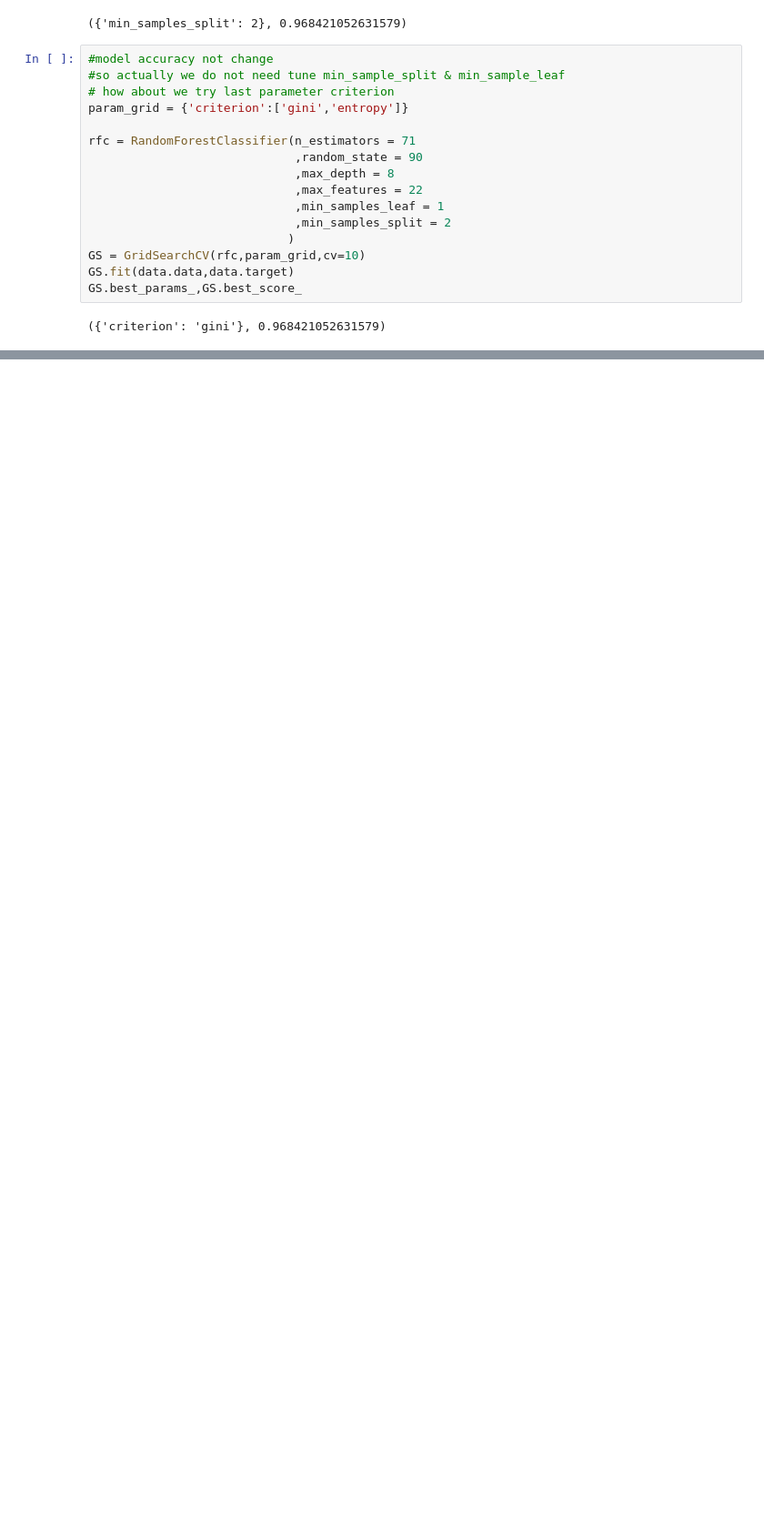
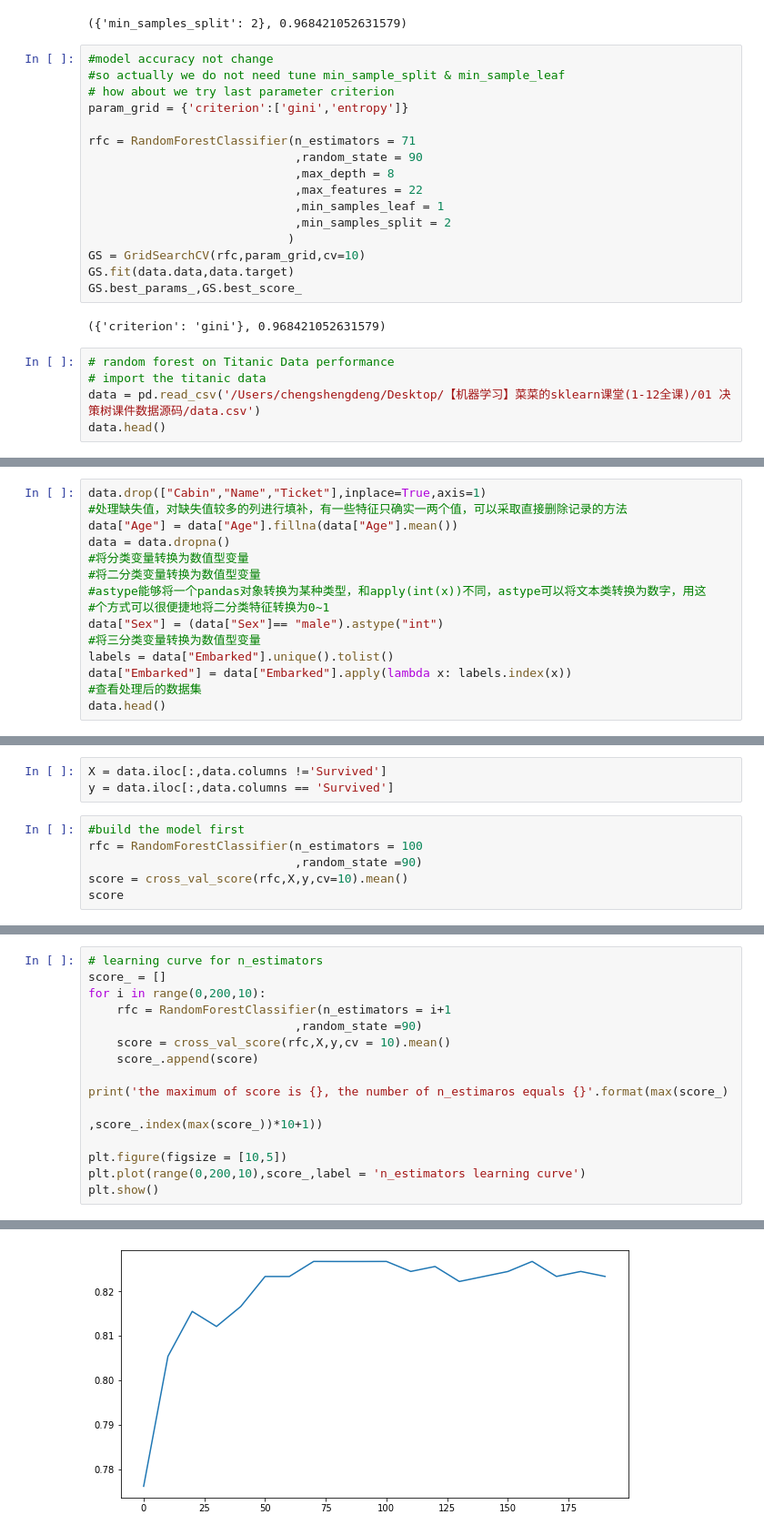
Before and after one commit to DylanDDeng/Machine-Learning-Notes-, a Jupyter notebook: Random Forest/RandomForest.ipynb, the cells around one changed output, grey strips where cells are left out. Shown: that part at 91% size. Cells and saved outputs as stored; diff of their text form; blank space fills up the shorter version.

```diff
--- a/Random Forest/RandomForest.ipynb
+++ b/Random Forest/RandomForest.ipynb
@@ -260,3 +260,8 @@ GS.fit(data.data,data.target)
 GS.best_params_,GS.best_score_
 # %% [output]
 ({'criterion': 'gini'}, 0.968421052631579)
+# %%
+# random forest on Titanic Data performance
+# import the titanic data
+data = pd.read_csv('/Users/chengshengdeng/Desktop/【机器学习】菜菜的sklearn课堂(1-12全课)/01 决策树课件数据源码/data.csv')
+data.head()
@@ -262,0 +275,15 @@ GS.best_params_,GS.best_score_
+# %%
+data.drop(["Cabin","Name","Ticket"],inplace=True,axis=1)
+#处理缺失值，对缺失值较多的列进行填补，有一些特征只确实一两个值，可以采取直接删除记录的方法
+data["Age"] = data["Age"].fillna(data["Age"].mean())
+data = data.dropna()
+#将分类变量转换为数值型变量
+#将二分类变量转换为数值型变量
+#astype能够将一个pandas对象转换为某种类型，和apply(int(x))不同，astype可以将文本类转换为数字，用这
+#个方式可以很便捷地将二分类特征转换为0~1
+data["Sex"] = (data["Sex"]== "male").astype("int")
+#将三分类变量转换为数值型变量
+labels = data["Embarked"].unique().tolist()
+data["Embarked"] = data["Embarked"].apply(lambda x: labels.index(x))
+#查看处理后的数据集
+data.head()
@@ -262,0 +297,9 @@ GS.best_params_,GS.best_score_
+# %%
+X = data.iloc[:,data.columns !='Survived']
+y = data.iloc[:,data.columns == 'Survived']
+# %%
+#build the model first
+rfc = RandomForestClassifier(n_estimators = 100
+                             ,random_state =90)
+score = cross_val_score(rfc,X,y,cv=10).mean()
+score
@@ -262,0 +308,16 @@ GS.best_params_,GS.best_score_
+# %%
+# learning curve for n_estimators
+score_ = []
+for i in range(0,200,10):
+    rfc = RandomForestClassifier(n_estimators = i+1
+                             ,random_state =90)
+    score = cross_val_score(rfc,X,y,cv = 10).mean()
+    score_.append(score)
+
+print('the maximum of score is {}, the number of n_estimaros equals {}'.format(max(score_)
+                                                                                   ,score_.index(max(score_))*10+1))
+
+plt.figure(figsize = [10,5])
+plt.plot(range(0,200,10),score_,label = 'n_estimators learning curve')
+plt.show()
+# %% [output]
@@ -262,0 +325 @@ GS.best_params_,GS.best_score_
+[figure, added]
```
Also changed, not shown: parts of 16 cells of this notebook.
